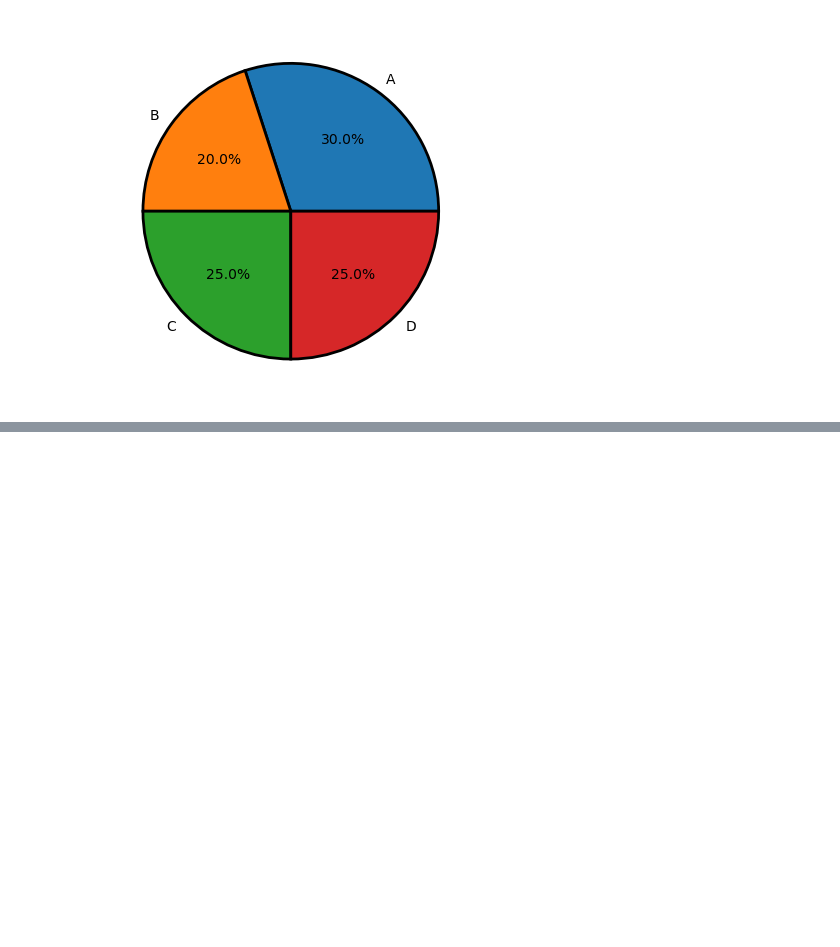
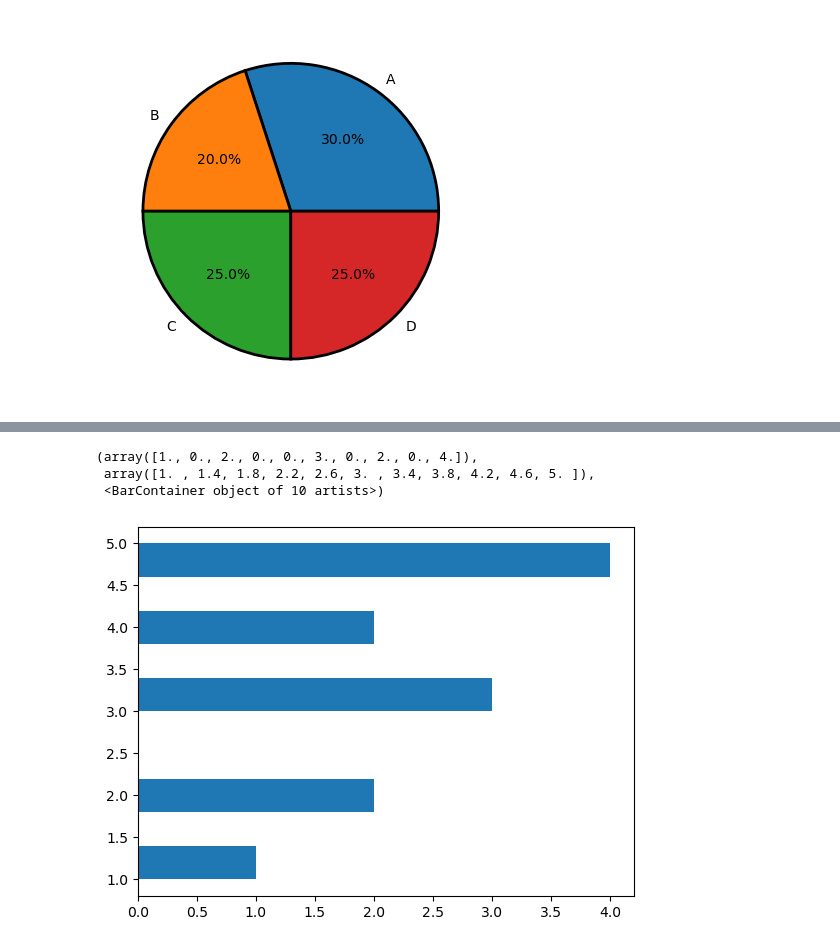
Before and after one commit to mdreduanulhoque/Learning_AI_ML, a Jupyter notebook: Data_Visualization/matplotlib.ipynb, the cells around one changed output, grey strips where cells are left out. Cells and saved outputs as stored; diff of their text form; code cells hidden in the pictures; blank space fills up the shorter version.

```diff
--- a/Data_Visualization/matplotlib.ipynb
+++ b/Data_Visualization/matplotlib.ipynb
@@ -221,0 +243,9 @@ wedgeprops={'edgecolor': 'black', 'linewidth': 2})
+# %%
+# For horizontal histogram
+
+plt.hist(data, orientation='horizontal')
+# %% [output]
+(array([1., 0., 2., 0., 0., 3., 0., 2., 0., 4.]),
+ array([1. , 1.4, 1.8, 2.2, 2.6, 3. , 3.4, 3.8, 4.2, 4.6, 5. ]),
+ <BarContainer object of 10 artists>)
+[figure, added]
```
Also changed, not shown: parts of 5 cells of this notebook.
